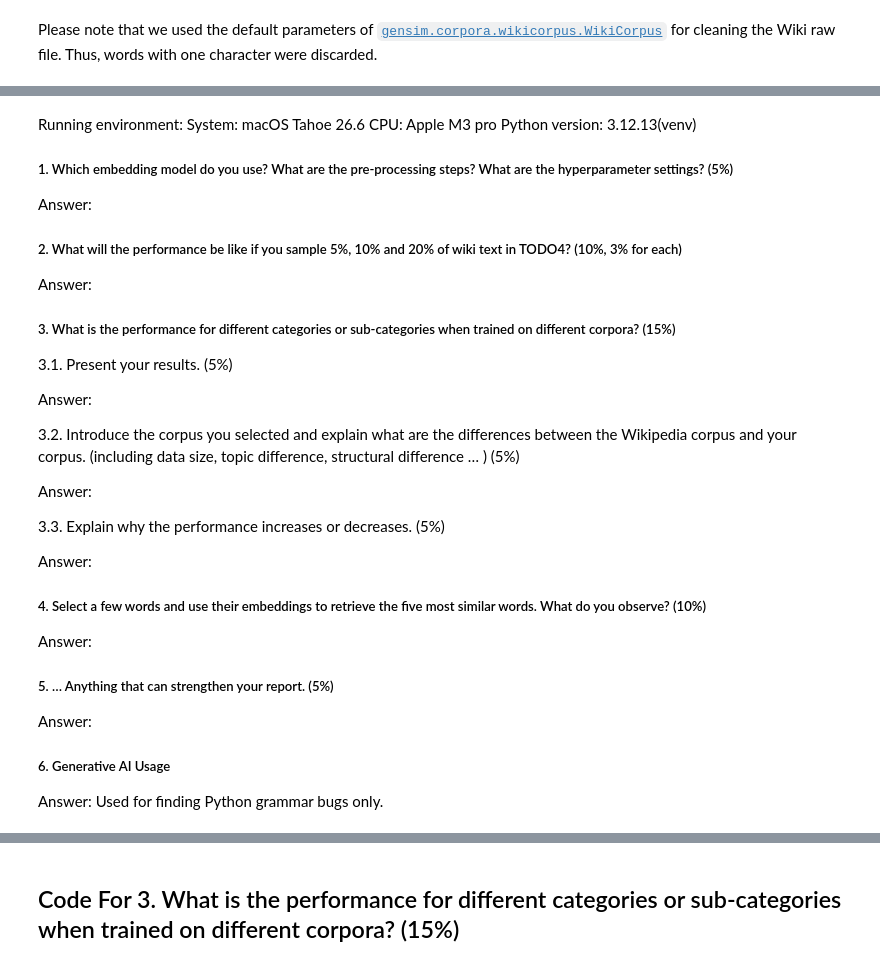
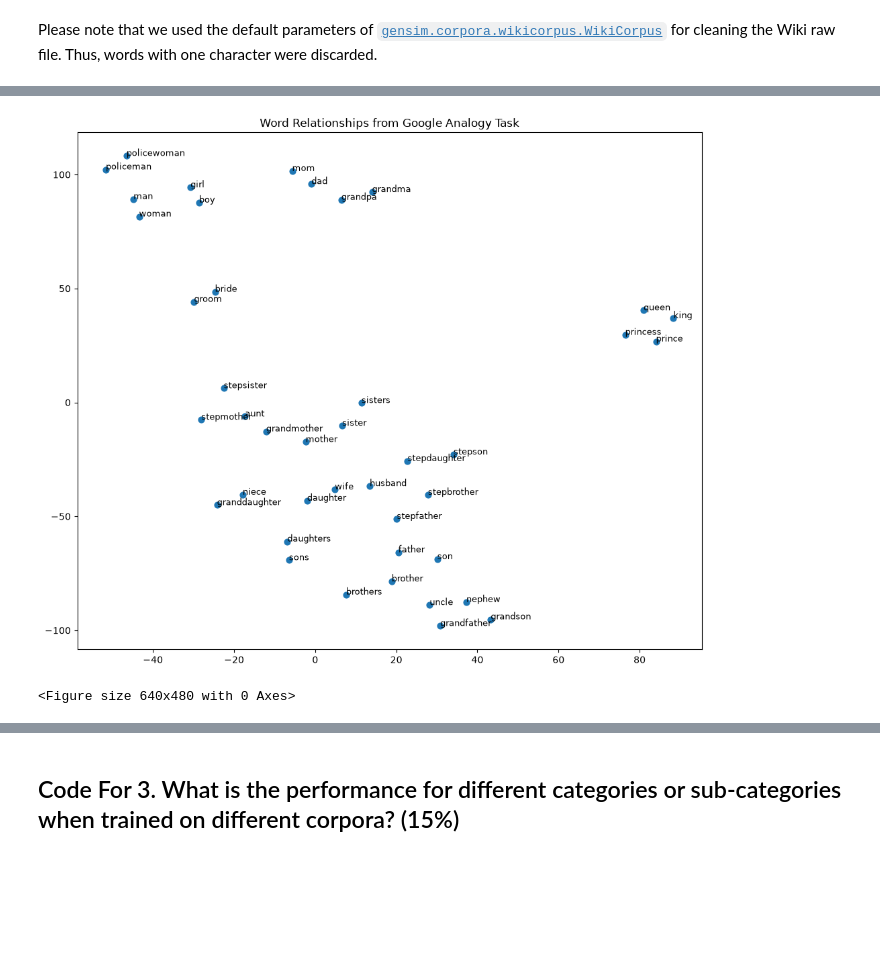
Before and after one commit to Ethane1755/NTHU_Natural_Language_Processing, a Jupyter notebook: 2026/Assignments/Assignment1/NLP_HW1_NTHU_113062234.ipynb, the cells around one changed output, grey strips where cells are left out. Cells and saved outputs as stored; diff of their text form; code cells hidden in the pictures; blank space fills up the shorter version.

Commit message:
todo 6/7 and test of different pct

```diff
--- a/2026/Assignments/Assignment1/NLP_HW1_NTHU_113062234.ipynb
+++ b/2026/Assignments/Assignment1/NLP_HW1_NTHU_113062234.ipynb
@@ -261,7 +264,7 @@ import random
 wiki_txt_path = "wiki_texts_combined.txt"
 # wiki_texts_combined.txt is a text file separated by linebreaks (\n).
 # Each row in wiki_texts_combined.txt indicates a Wikipedia article.
-sample_ratio = 0.2
+sample_ratio = 0.05
 output_path   = f"wiki_texts_sampled_{int(sample_ratio*100)}pct.txt"
 
 with open(wiki_txt_path, "r", encoding="utf-8") as f:
@@ -300,6 +325,10 @@ model.save("word2vec_wiki.model")
 data = pd.read_csv("questions-words.csv")
 # %%
 # Do predictions and preserve the gold answers (word_D)
+from gensim.models import Word2Vec
+
+model = Word2Vec.load(f"word2vec_wiki_{int(sample_ratio*100)}pct.model")  # follows sample_ratio in cell 24
+
 preds = []
 golds = []
 
@@ -313,3 +342,17 @@ for analogy in tqdm(data["Question"]):
       # Mikolov et al., 2013: big - biggest and small - smallest
       # Mikolov et al., 2013: X = vector(”biggest”) − vector(”big”) + vector(”small”).
       """
+      word_A = analogy.split()[0].lower()
+      word_B = analogy.split()[1].lower()
+      word_C = analogy.split()[2].lower()
+      word_D = analogy.split()[3].lower()
+
+      if word_A in model.wv and word_B in model.wv and word_C in model.wv:
+          predicted_word = model.wv.most_similar(
+              positive=[word_B, word_C], negative=[word_A], topn=1
+          )[0][0]
+      else:
+          predicted_word = ""
+
+      preds.append(predicted_word)
+      golds.append(word_D)
@@ -316,49 +451,25 @@ for analogy in tqdm(data["Question"]):
 # %%
 # Collect words from Google Analogy dataset
 SUB_CATEGORY = ": family"
 
 # TODO7: Plot t-SNE for the words in the SUB_CATEGORY `: family`
+family_df = data[data["SubCategory"] == SUB_CATEGORY]
+words = sorted({word.lower() for q in family_df["Question"] for word in q.split()})
+words = [w for w in words if w in model.wv]  # drop words not in the trained vocab
 
+word_vectors = np.array([model.wv[w] for w in words])
+
+tsne = TSNE(n_components=2, random_state=42, perplexity=5)
+coords = tsne.fit_transform(word_vectors)
+
+plt.figure(figsize=(12, 10))
+plt.scatter(coords[:, 0], coords[:, 1], s=40)
+for word, (x, y) in zip(words, coords):
+    plt.annotate(word, (x, y), fontsize=9)
 
 plt.title("Word Relationships from Google Analogy Task")
 plt.show()
 plt.savefig("word_relationships.png", bbox_inches="tight")
+# %% [output]
+[figure, added]
+<Figure size 640x480 with 0 Axes>
-# %% [markdown]
-Running environment:
-    System: macOS Tahoe 26.6
-    CPU: Apple M3 pro
-Python version: 3.12.13(venv)
-
-##### 1. Which embedding model do you use? What are the pre-processing steps? What are the hyperparameter settings? (5%)
-
-Answer:
-
-##### 2. What will the performance be like if you sample 5%, 10% and 20% of wiki text in TODO4? (10%, 3% for each)
-
-Answer:
-
-##### 3. What is the performance for different categories or sub-categories when trained on different corpora? (15%)
-
-3.1. Present your results. (5%)
-
-Answer:
-
-3.2. Introduce the corpus you selected and explain what are the differences between the Wikipedia corpus and your corpus. (including data size, topic difference, structural difference … ) (5%)
-
-Answer:
-
-3.3. Explain why the performance increases or decreases. (5%)
-
-Answer:
-
-##### 4. Select a few words and use their embeddings to retrieve the five most similar words. What do you observe?  (10%)
-
-Answer:
-
-##### 5. … Anything that can strengthen your report.  (5%)
-
-Answer:
-
-##### 6. Generative AI Usage
-
-Answer: Used for finding Python grammar bugs only.
```
Also changed, not shown: parts of 9 cells of this notebook, 7 other files.
